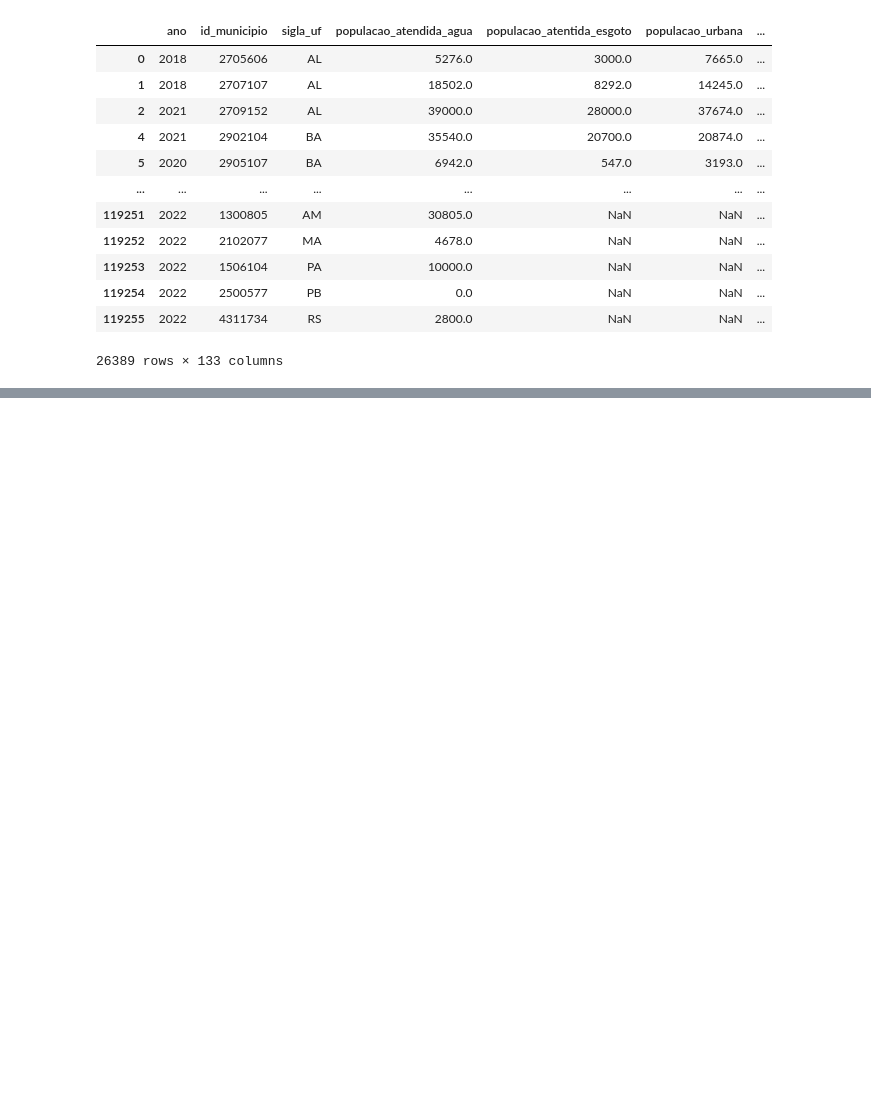
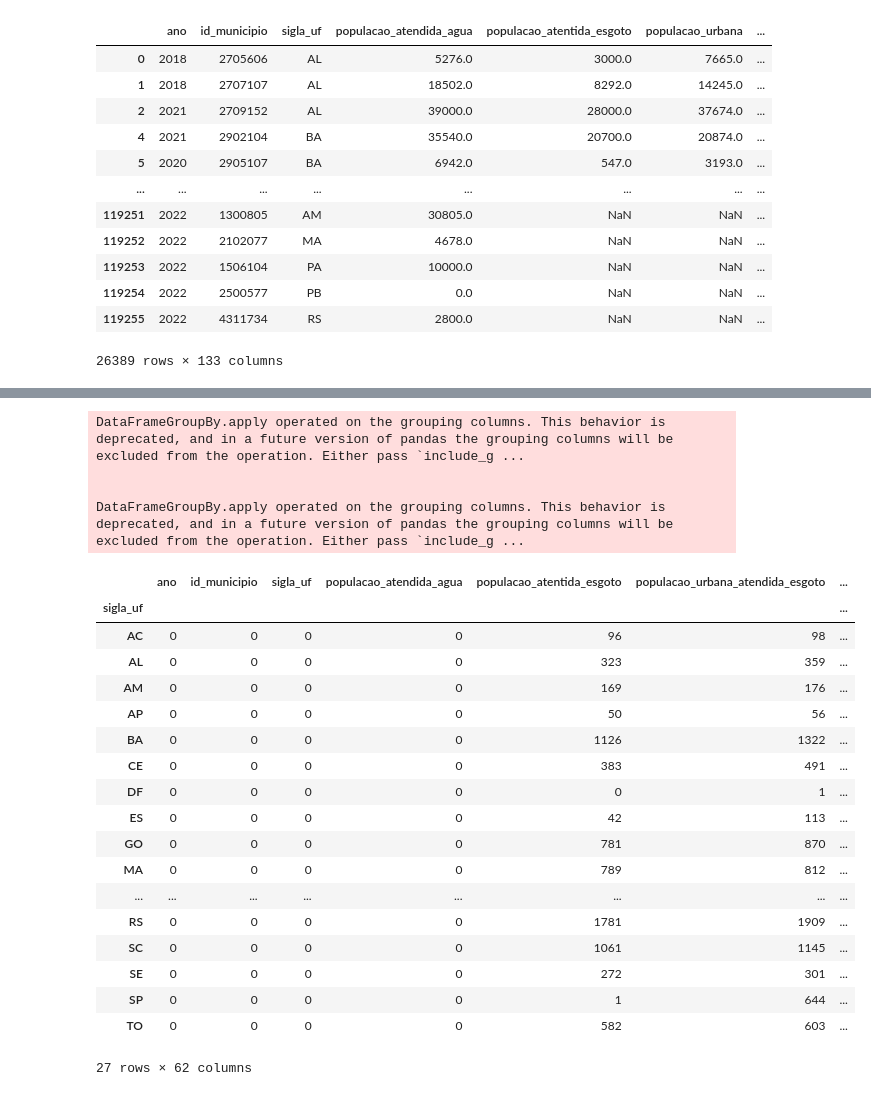
Before and after one commit to bianca-nazare/Projeto_Final_IA, a Jupyter notebook: analise.ipynb, the cells around one changed output, grey strips where cells are left out. Saved outputs shown, nothing was run; the diff lists cells and outputs as text; code cells hidden in the pictures; blank space fills up the shorter version.

```diff
--- a/analise.ipynb
+++ b/analise.ipynb
@@ -38,0 +137,36 @@ df_anos_especificos
+# %%
+# Contar nulos por estado
+nulos_por_estado = df_filtrado.groupby("sigla_uf").apply(lambda x: x.isnull().sum())
+
+# Contar vazios por estado ('' para strings)
+vazios_por_estado = df_filtrado.groupby("sigla_uf").apply(lambda x: (x == '').sum())
+
+# Somar nulos e vazios
+nulos_vazios_por_estado = nulos_por_estado + vazios_por_estado
+
+# Exibir o resultado como tabela
+display(nulos_vazios_por_estado)
+# %% [output]
+DataFrameGroupBy.apply operated on the grouping columns. This behavior is deprecated, and in a future version of pandas the grouping columns will be excluded from the operation. Either pass `include_g ...
+
+
+DataFrameGroupBy.apply operated on the grouping columns. This behavior is deprecated, and in a future version of pandas the grouping columns will be excluded from the operation. Either pass `include_g ...
+|  | ano | id_municipio | sigla_uf | populacao_atendida_agua | populacao_atentida_esgoto | populacao_urbana_atendida_esgoto | ... |
+| sigla_uf |  |  |  |  |  |  | ... |
+| AC | 0 | 0 | 0 | 0 | 96 | 98 | ... |
+| AL | 0 | 0 | 0 | 0 | 323 | 359 | ... |
+| AM | 0 | 0 | 0 | 0 | 169 | 176 | ... |
+| AP | 0 | 0 | 0 | 0 | 50 | 56 | ... |
+| BA | 0 | 0 | 0 | 0 | 1126 | 1322 | ... |
+| CE | 0 | 0 | 0 | 0 | 383 | 491 | ... |
+| DF | 0 | 0 | 0 | 0 | 0 | 1 | ... |
+| ES | 0 | 0 | 0 | 0 | 42 | 113 | ... |
+| GO | 0 | 0 | 0 | 0 | 781 | 870 | ... |
+| MA | 0 | 0 | 0 | 0 | 789 | 812 | ... |
+| ... | ... | ... | ... | ... | ... | ... | ... |
+| RS | 0 | 0 | 0 | 0 | 1781 | 1909 | ... |
+| SC | 0 | 0 | 0 | 0 | 1061 | 1145 | ... |
+| SE | 0 | 0 | 0 | 0 | 272 | 301 | ... |
+| SP | 0 | 0 | 0 | 0 | 1 | 644 | ... |
+| TO | 0 | 0 | 0 | 0 | 582 | 603 | ... |
+27 rows × 62 columns
```
Also changed, not shown: parts of 13 cells of this notebook, 1 other file.
